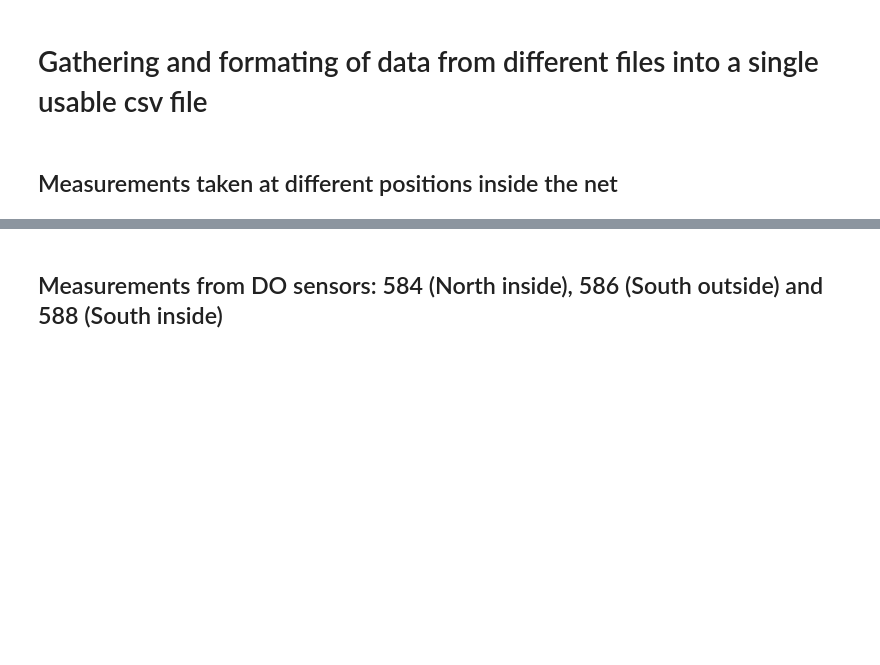
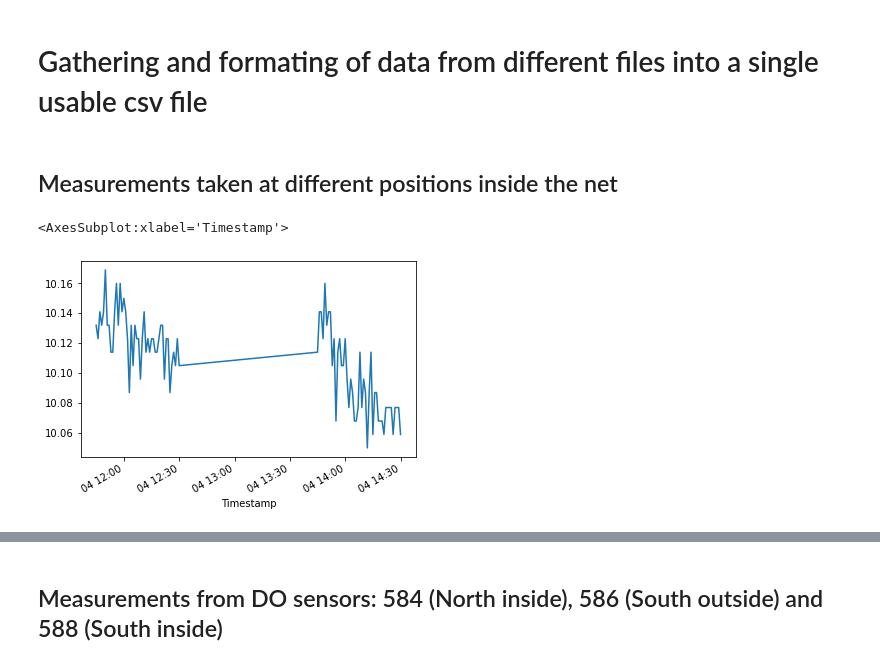
Before and after one commit to larsmmo/Master, a Jupyter notebook: createCSV.ipynb, the cells around one changed output, grey strips where cells are left out. Saved outputs shown, nothing was run; the diff lists cells and outputs as text; code cells hidden in the pictures; blank space fills up the shorter version.

```diff
--- a/createCSV.ipynb
+++ b/createCSV.ipynb
@@ -57,3 +57,8 @@ DOinside[10].columns = ['Pos32m2Temp', 'Pos32m2DO', 'Pos32m4Temp', 'Pos32m4DO']
 
 for key, frame in DOinside.items():
     frame.index.name = 'Timestamp'
+# %%
+DOinside[2].loc[:,'Pos5m3Temp'].plot()
+# %% [output]
+<AxesSubplot:xlabel='Timestamp'>
+[figure, added]
```
Also changed, not shown: parts of 13 cells of this notebook, 5 other files.
